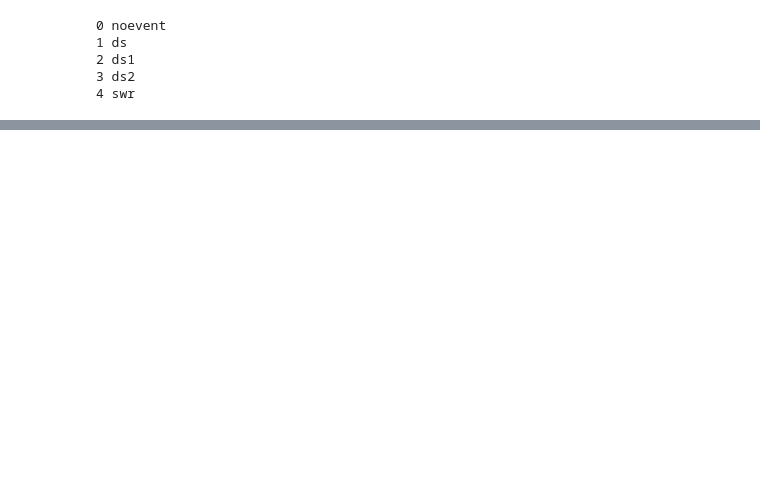
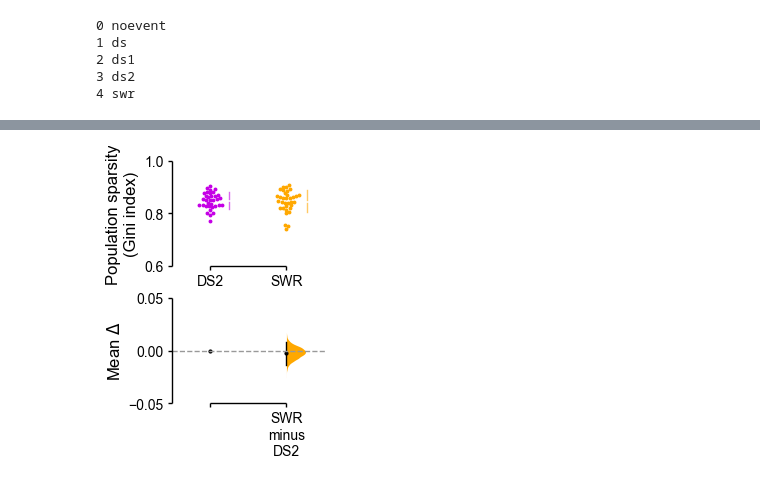
Before and after one commit to stephenbmchugh-neuroscience/neuron_2024_repro, a Jupyter notebook: notebooks/Neuron_Figure_3_github.ipynb, the cells around one changed output, grey strips where cells are left out. Drawn from its saved outputs; the diff is of its cells as text; code cells hidden in the pictures; blank space fills up the shorter version.

```diff
--- a/notebooks/Neuron_Figure_3_github.ipynb
+++ b/notebooks/Neuron_Figure_3_github.ipynb
@@ -69,0 +30,9 @@ bool_IFR_dict = create_bool_dict(new_IFR_dict,new_mouseID)
+# %%
+##################################################################################################
+BASE_DIR = Path.cwd().parent
+path_to_data = 'data/structure/'
+fname = 'IFR_all_mice_pdg_p3_p1'
+# opath, fname, intv_ext=".npy", allow_pickle=True
+IFR_data = load_npy(BASE_DIR, path_to_data, fname, file_ext='.npy').item()
+bsnm_list = list(load_from_text(BASE_DIR, path_to_data, 'bsnm_list', file_ext=".db", dtype=str))
+##################################################################################################
@@ -220,0 +85,66 @@ size is 0.1
+# %%
+###################################################################################################
+panel = '3c'
+###################################################################################################
+idata = sparsity_dict
+size_scale = 2
+#### determine columns and conditions to create pandas dataframe from data dictionary #################
+innerkey = sbf.keys_to_list(idata)
+outerkey = ['prepulse','pulse']
+col_head = ['id','Event_Type','Pulse_Type','Data','Event_Pulse']
+col_groups = {'noevent':'Baseline',
+              'ds':'DS',
+              'ds1':'DS1',
+              'ds2':'DS2',
+              'swr':'SWR',
+             }
+#### specify the contrasts for plotting and analyses, each row is a within-samples comparison #######
+if panel == '3b':
+    df_idx = [
+                ['Baseline_pulse','DS_pulse','DS1_pulse','DS2_pulse','SWR_pulse'],
+             ]
+    contrast_ylim = (-0.2,0.05)
+    contrast_maj_loc = 0.1
+
+elif panel == '3c':
+    df_idx = [
+                ['DS2_pulse','SWR_pulse'],
+             ]
+    contrast_ylim = (-.05,0.05)
+    contrast_maj_loc = 0.05
+#### create a DABEST analysis object, specify that analyses are within-samples (paired='baseline') ####
+analysis_of_long_df = dbh.generate_dabest_analysis(idata,
+                                                   outerkey,
+                                                   innerkey,
+                                                   col_head,
+                                                   col_groups,
+                                                   df_idx,
+                                                   paired='baseline',
+                                                   x='Event_Pulse',
+                                                   y='Data')
+###########################################################################################################
+my_color_palette = dbh.get_event_palette(df_idx)
+fig,swarm_ax,contrast_ax = dbh.plot_dabest_swarm_contrast(analysis_of_long_df,
+                                                          df_idx,
+                                                          show_pairs=False,
+                                                          diff_type='mean',
+                                                          swlab='Population sparsity\n(Gini index)',
+                                                          size_scale=2,
+                                                          fwd=1.25,
+                                                          fht=4,
+                                                          pad=1.5,
+                                                          lw=0.5,
+                                                          swarm_ylim=(0.6,1),
+                                                          contrast_ylim=contrast_ylim,
+                                                          swarm_maj_loc=0.2,
+                                                          contrast_maj_loc=contrast_maj_loc,
+                                                          fscale=(5,6,7),
+                                                          raw_marker_size=0.8,
+                                                          my_color_palette=my_color_palette)
+######################################################################################################################
+swarm_ax,contrast_ax = dbh.adjust_dabest_labels(swarm_ax,contrast_ax,df_idx,max_char=8,str_indx=0,upper_case=True)
+######################################################################################################################
+plt.show()
+######################################################################################################################
+# %% [output]
+[figure, added]
```
Also changed, not shown: parts of 87 cells of this notebook, 6 other files.
